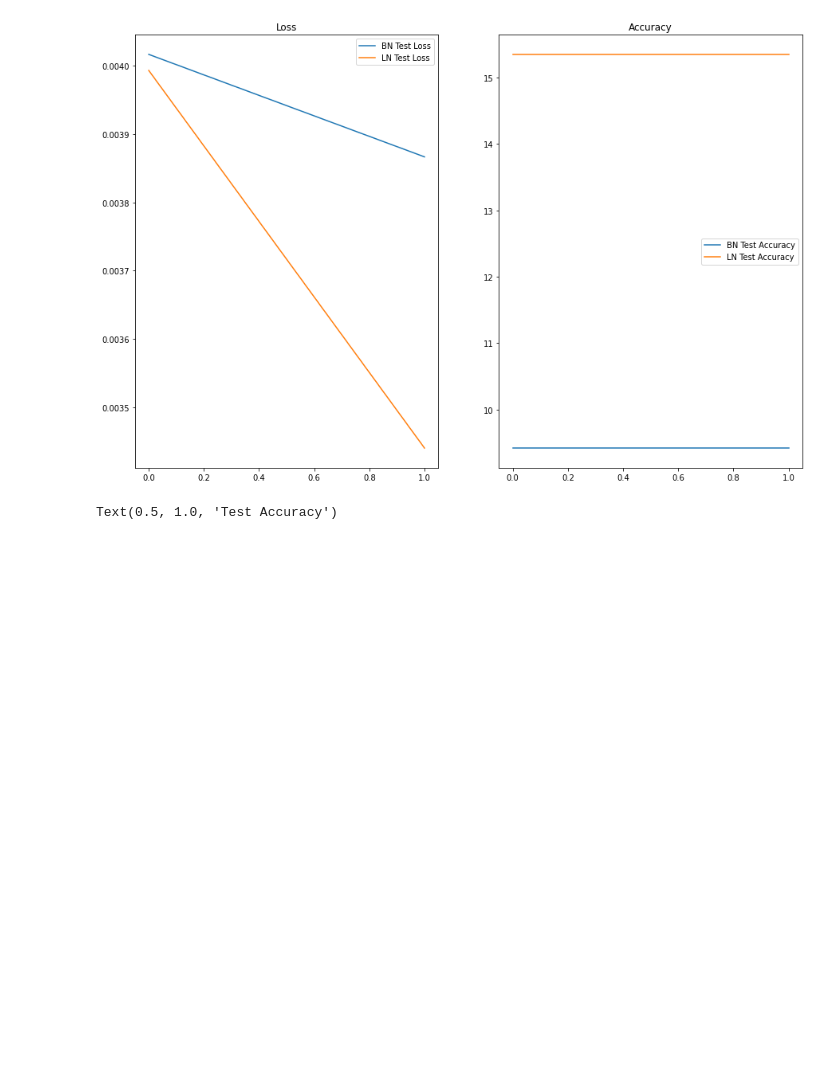
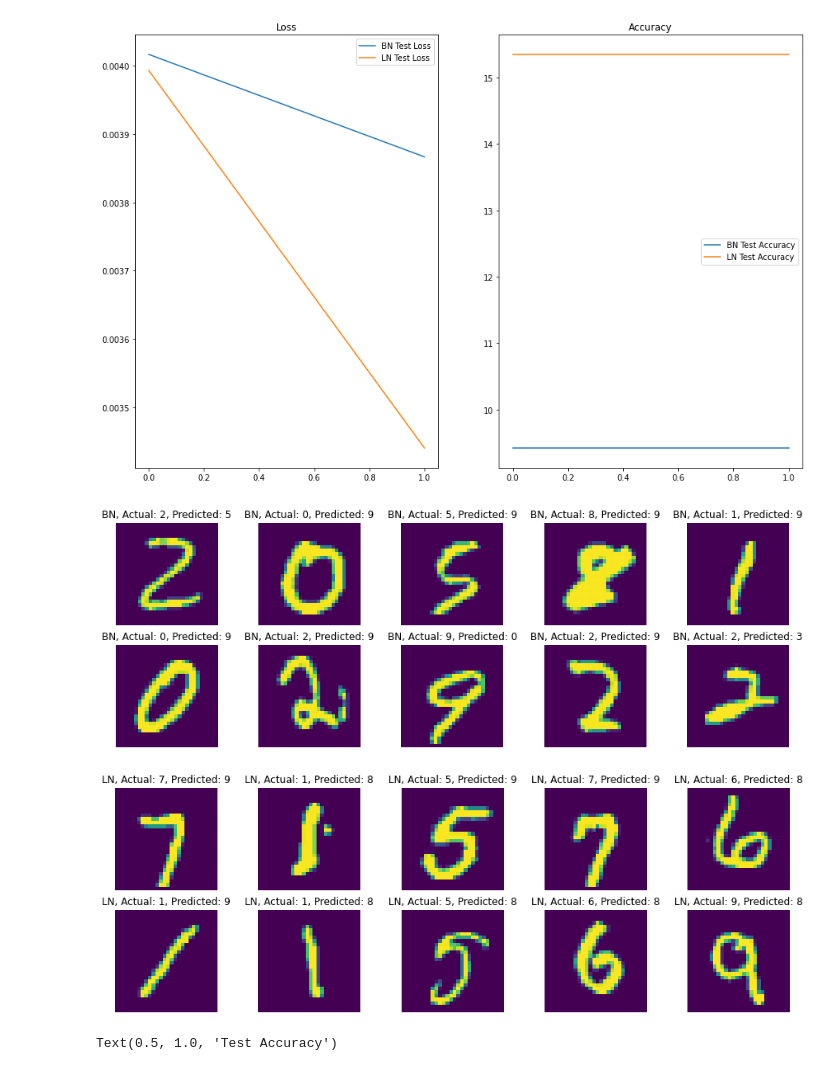
Before and after one commit to peeyushsinghal/EVA, a Jupyter notebook: S6-AssignmentSolution/EVA_S6.ipynb, the cells around one changed output. Cells and saved outputs as stored; diff of their text form; code cells hidden in the pictures; blank space fills up the shorter version.

Commit message:
misclassification, test loss and accuracy, GN, LN, BN

```diff
--- a/S6-AssignmentSolution/EVA_S6.ipynb
+++ b/S6-AssignmentSolution/EVA_S6.ipynb
@@ -549,6 +549,45 @@ Test set: Average loss: 0.0040, Accuracy: 1535/10000 (15.35%)
 EPOCH: 1
 Test set: Average loss: 0.0034, Accuracy: 1535/10000 (15.35%)
 [figure]
+# %%
+# Plotting misclassified Images
+
+for idx,mode in enumerate(list_mode):
+  # print(models[idx])
+  incorrect_image_list =[]
+  predicted_label_list =[]
+  correct_label_list = []
+  # incorrect = 0
+  for i,(images,labels) in enumerate(test_loader):
+    images, labels = images.to(device),labels.to(device)#sending data to CPU or GPU as per device
+    outputs = models[idx](images) # forward pass, result captured in outputs (plural as there are many images in a batch)
+    # preds = outputs.argmax(dim=1, keepdim=True)  # get the index of the max log-probability
+    # incorrect += preds.neq(labels.view_as(preds))
+    # print(incorrect)
+    # break
+    preds = outputs.argmax(dim=1, keepdim=True).squeeze(1)
+    idxs_mask = (preds !=  labels).view(-1)
+    img_nm = images[idxs_mask].cpu().numpy()
+    img_nm = img_nm.reshape(img_nm.shape[0], 28, 28)
+    if img_nm.shape[0] > 0:
+        img_list = [img_nm[i] for i in range(img_nm.shape[0])]
+        incorrect_image_list.extend(img_list)
+        predicted_label_list.extend(preds[idxs_mask].cpu().numpy())
+        correct_label_list.extend(labels[idxs_mask].cpu().numpy())
+  plt.figure(figsize=(15,5))
+  i= 0
+  # Display the list of 10 misclassified images
+  for index, image in enumerate(incorrect_image_list) :
+      ax = plt.subplot(2, 5, i+1)
+      ax.set_title(str(mode) + ", Actual: " + str(correct_label_list[index]) + ", Predicted: " + str(predicted_label_list[index]))
+      ax.axis('off')
+      plt.imshow(image)
+      i +=1
+      if i==10:
+          break
+# %% [output]
+[figure, added]
+[figure, added]
 # %%
 # model = Network(mode=mode).to(device)
 # optimizer = optim.SGD(model.parameters(), lr=0.01, momentum=0.9)
```
